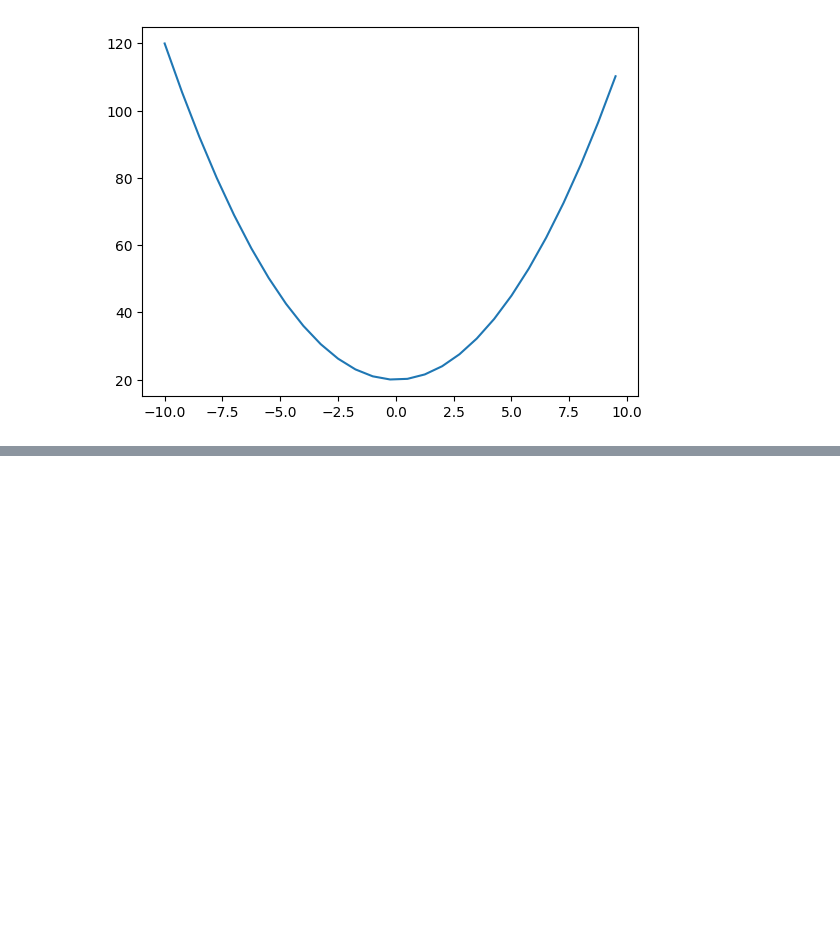
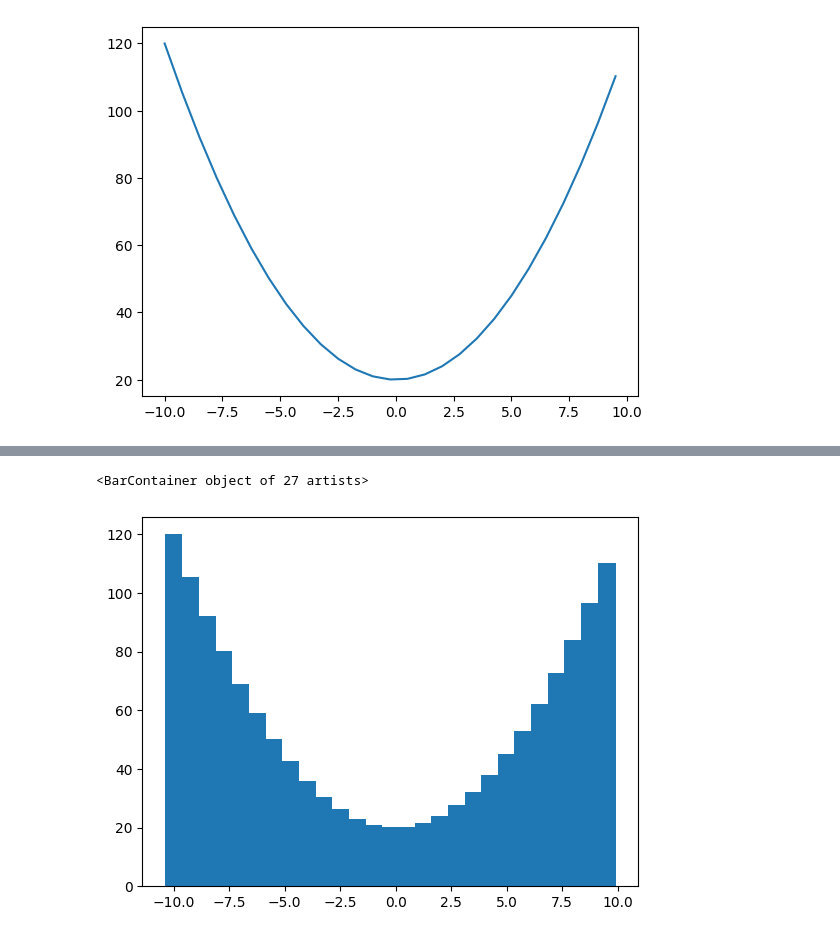
Before and after one commit to shreykx/pytorch-playground, a Jupyter notebook: pytorcher.ipynb, the cells around one changed output, grey strips where cells are left out. Saved outputs shown, nothing was run; the diff lists cells and outputs as text; code cells hidden in the pictures; blank space fills up the shorter version.

```diff
--- a/pytorcher.ipynb
+++ b/pytorcher.ipynb
@@ -29,0 +35,5 @@ plt.plot(xs, ys)
+# %%
+plt.bar(xs, ys)
+# %% [output]
+<BarContainer object of 27 artists>
+[figure, added]
```
Also changed, not shown: parts of 2 cells of this notebook.
